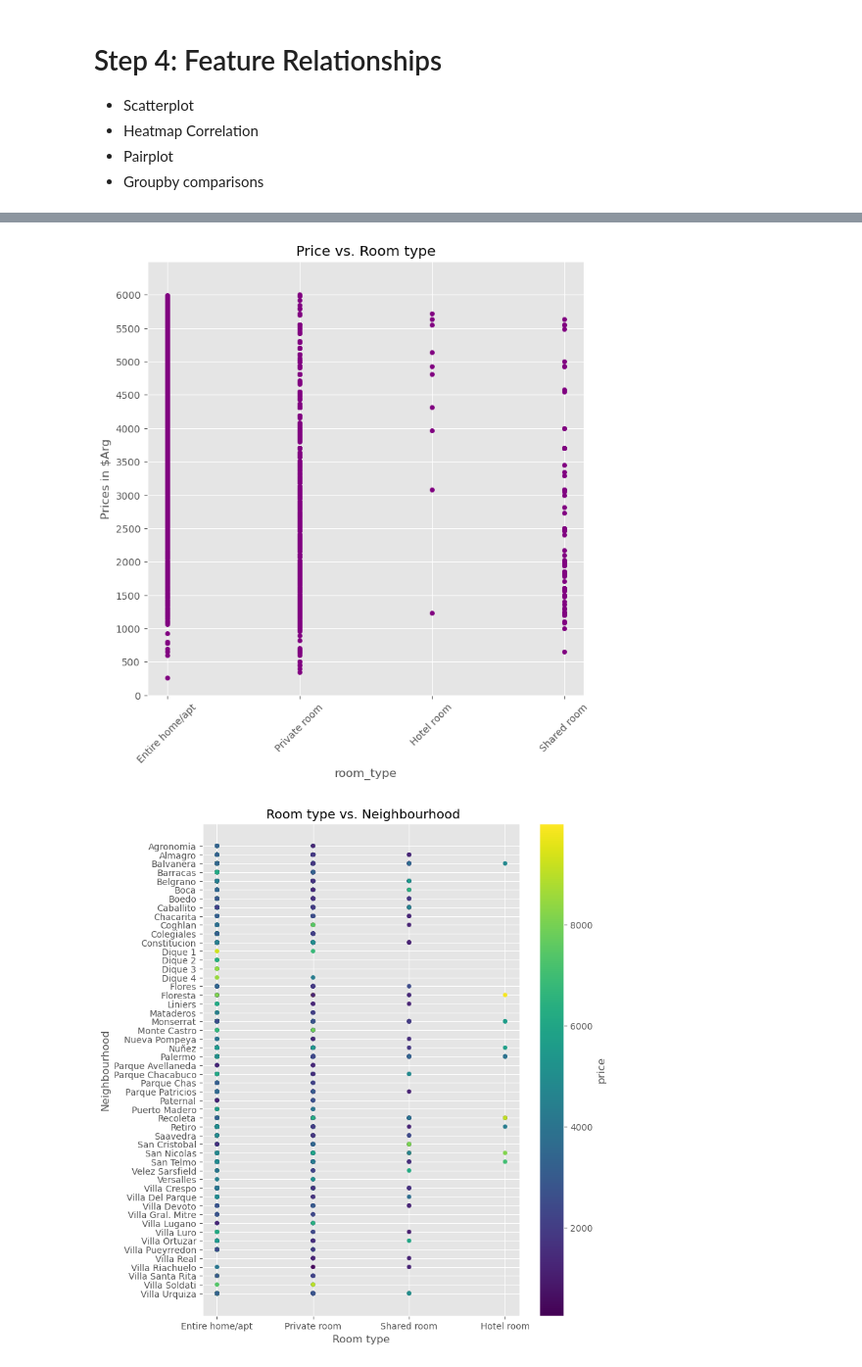
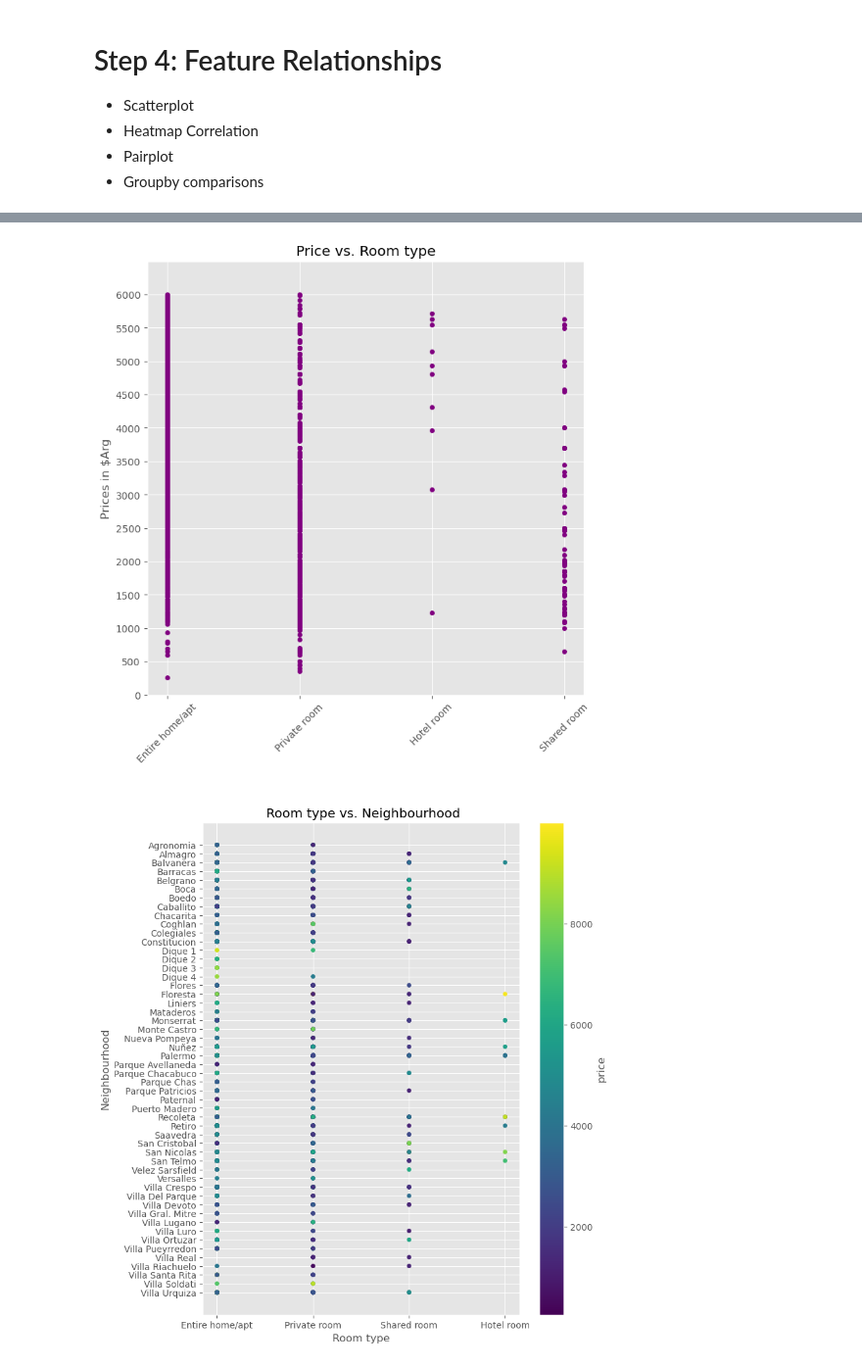
Before and after one commit to MartinLuxurya/airbnb_bsas, a Jupyter notebook: airbnb_bsas_EDA.ipynb, the cells around one changed output, grey strips where cells are left out. Shown at 98% size. Saved outputs shown, nothing was run; the diff lists cells and outputs as text; code cells hidden in the pictures.

```diff
--- a/airbnb_bsas_EDA.ipynb
+++ b/airbnb_bsas_EDA.ipynb
@@ -430,18 +418,19 @@ plt.show()
 # %%
 df.query('price < 6000').plot(kind='scatter',
         x='room_type',
         y='price',
 #         c='price',
         color='purple',
         figsize=(8,8),
         title='Price vs. Room type')
 plt.ylim(0,6500) # limit of $100000 for the price
 plt.yticks(np.arange(0, 6500, 500)) # changes scale on the y-axis
 plt.ylabel('Prices in $Arg')
+plt.xlabel(' ')
 plt.xticks(rotation=45)
 plt.show()
 # %% [output]
-[figure, old version]
+[figure, new version]
 # %%
 fig, ax = plt.subplots() # With this we can obtain the ax to show the label on the graph
 
```
Also changed, not shown: parts of 9 cells of this notebook.
